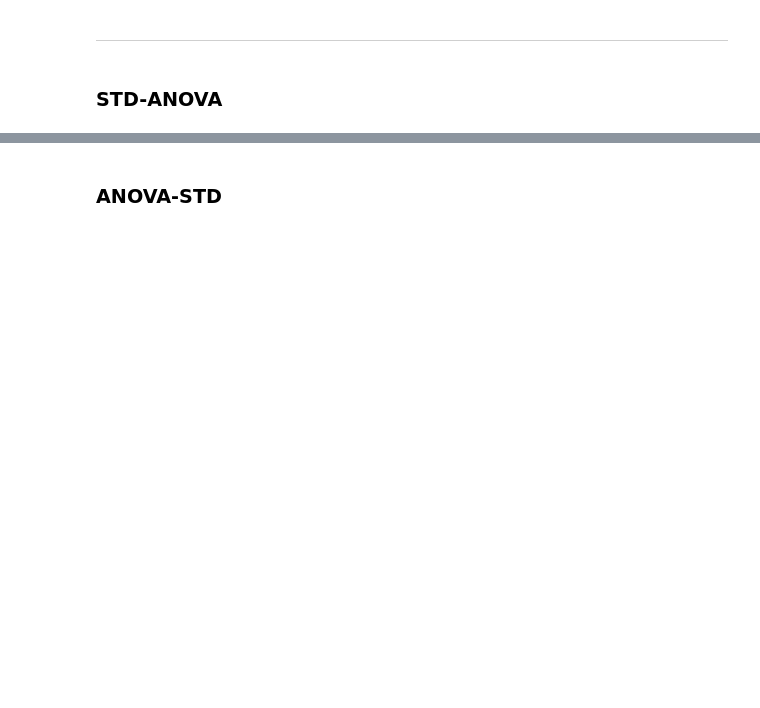
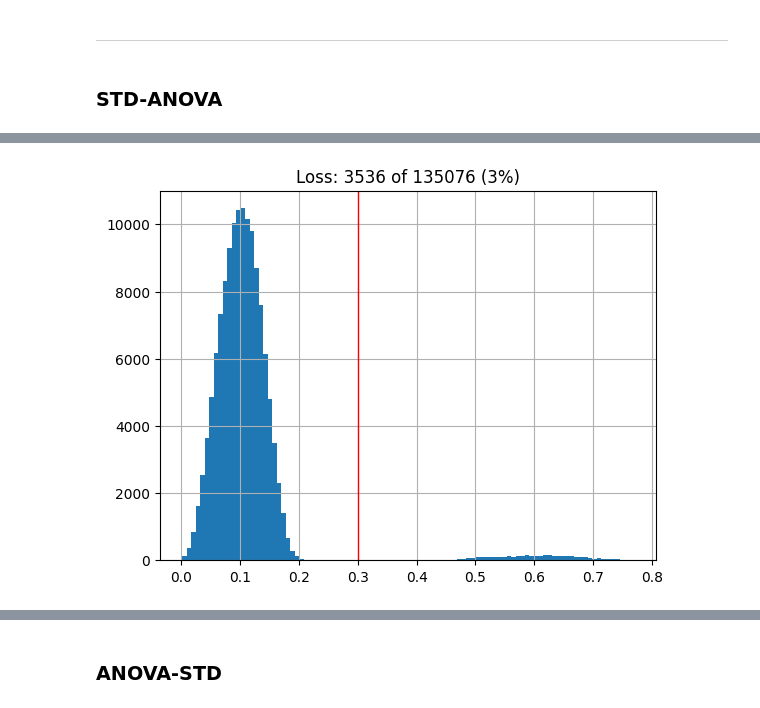
Before and after one commit to win7/GNN_Unsupervised, a Jupyter notebook: baseline.ipynb, the cells around one changed output, grey strips where cells are left out. Saved outputs shown, nothing was run; the diff lists cells and outputs as text; code cells hidden in the pictures; blank space fills up the shorter version.

```diff
--- a/baseline.ipynb
+++ b/baseline.ipynb
@@ -145,0 +163,11 @@ df_edges_std_filter
+# %%
+x = df_edges_std["std"]
+plt.hist(x, bins=100)
+plt.axvline(x=0.3, color="red", lw=1)
+l = len(df_edges_std) - len(df_edges_std_filter)
+t = len(df_edges_std)
+plt.title("Loss: {} of {} ({}%)".format(l, t, round(l*100/t)))
+plt.grid()
+plt.show()
+# %% [output]
+[figure, added]
```
Also changed, not shown: parts of 29 cells of this notebook, 5 other files.
